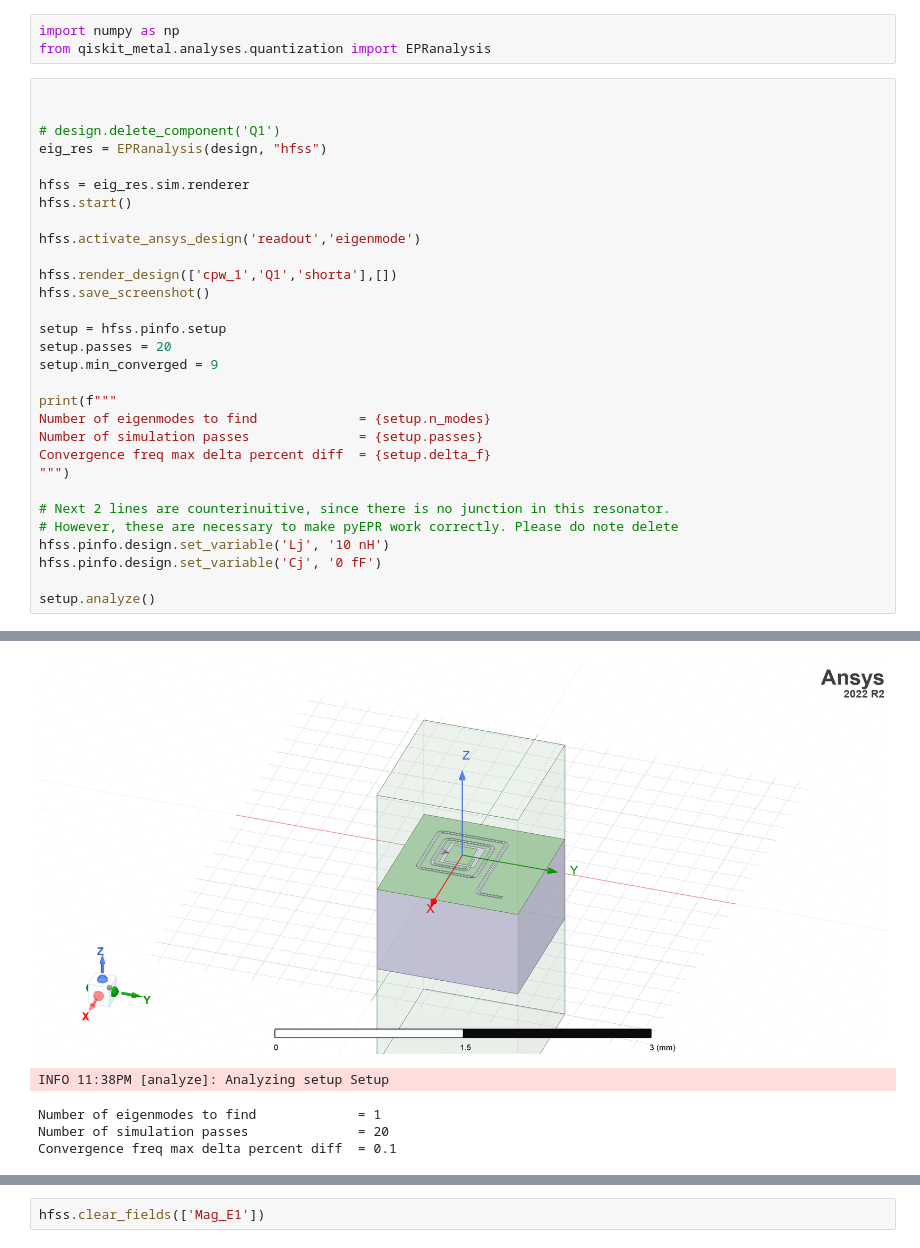
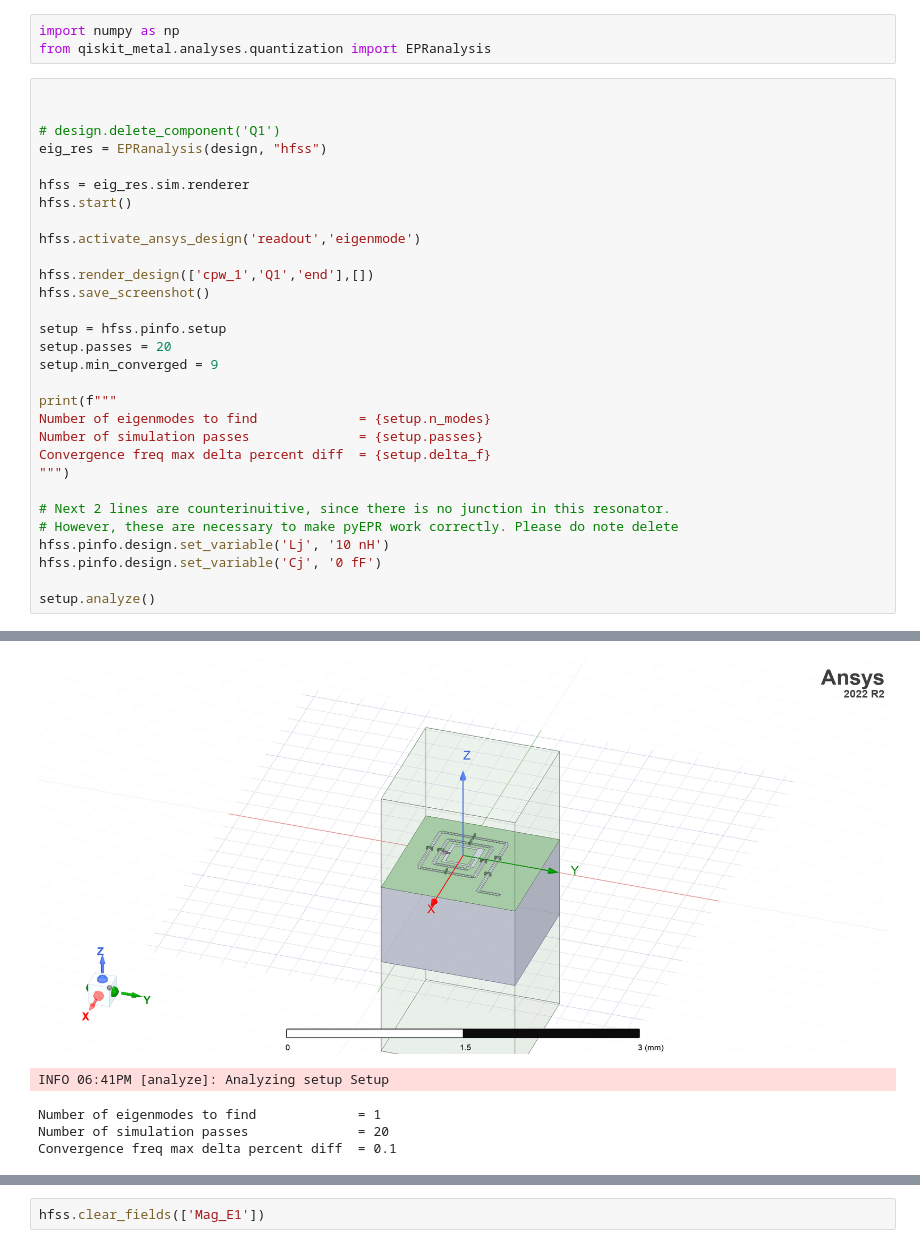
Before and after one commit to Wendywanw/Qiskit_metal_tutorial, a Jupyter notebook: tutorials/4 Analysis/A. Core - EM and quantization/simulation_test copy.ipynb, the cells around one changed output, grey strips where cells are left out. Cells and saved outputs as stored; diff of their text form.

```diff
--- a/tutorials/4 Analysis/A. Core - EM and quantization/simulation_test copy.ipynb
+++ b/tutorials/4 Analysis/A. Core - EM and quantization/simulation_test copy.ipynb
@@ -177,7 +201,7 @@ hfss.start()
 
 hfss.activate_ansys_design('readout','eigenmode')
 
-hfss.render_design(['cpw_1','Q1','shorta'],[])
+hfss.render_design(['cpw_1','Q1','end'],[])
 hfss.save_screenshot()
 
 setup = hfss.pinfo.setup
@@ -213,5 +242,5 @@ INFO 11:38PM [connect_design]:  Opened active design
-[figure, old version]
+[figure, new version]
-INFO 11:38PM [analyze]: Analyzing setup Setup
+INFO 06:41PM [analyze]: Analyzing setup Setup
 Number of eigenmodes to find             = 1
 Number of simulation passes              = 20
 Convergence freq max delta percent diff  = 0.1
```
Also changed, not shown: parts of 22 cells of this notebook, 5 other files.
